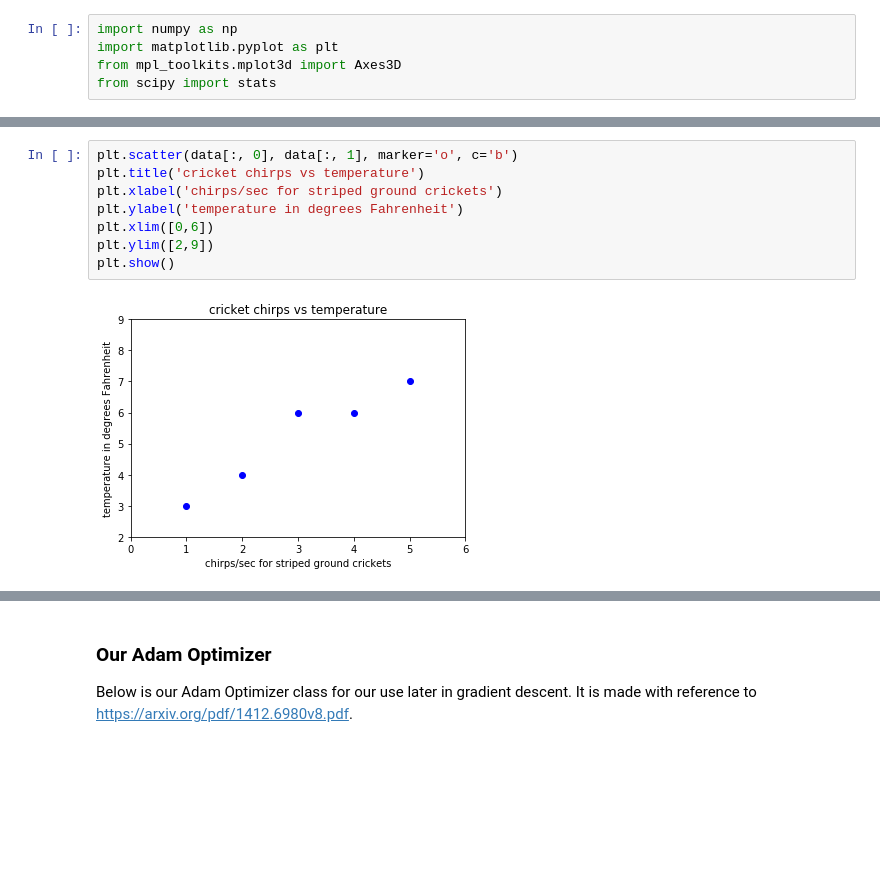
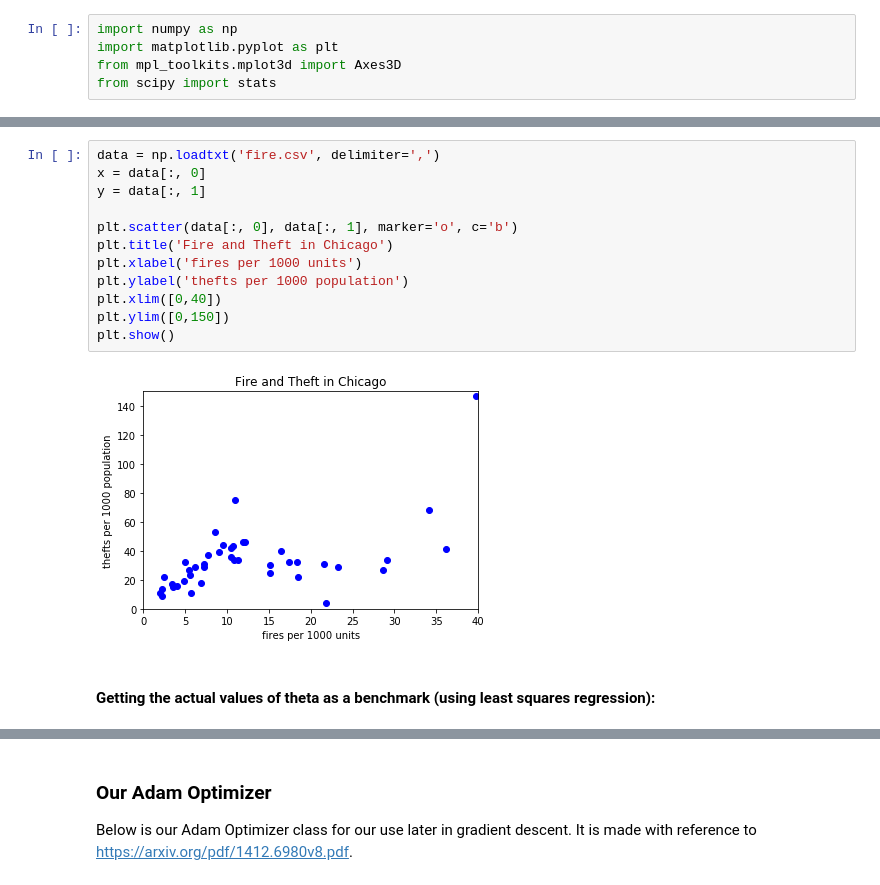
Before and after one commit to jiexunsee/Adam-Optimizer-from-scratch, a Jupyter notebook: ADAM.ipynb, the cells around one changed output, grey strips where cells are left out. Drawn from its saved outputs; the diff is of its cells as text; blank space fills up the shorter version.

```diff
--- a/ADAM.ipynb
+++ b/ADAM.ipynb
@@ -15,10 +9,16 @@ y = data[:, 1]
 # %%
+data = np.loadtxt('fire.csv', delimiter=',')
+x = data[:, 0]
+y = data[:, 1]
+
 plt.scatter(data[:, 0], data[:, 1], marker='o', c='b')
-plt.title('cricket chirps vs temperature')
-plt.xlabel('chirps/sec for striped ground crickets')
-plt.ylabel('temperature in degrees Fahrenheit')
-plt.xlim([0,6])
-plt.ylim([2,9])
+plt.title('Fire and Theft in Chicago')
+plt.xlabel('fires per 1000 units')
+plt.ylabel('thefts per 1000 population')
+plt.xlim([0,40])
+plt.ylim([0,150])
 plt.show()
 # %% [output]
-[figure, old version]
+[figure, new version]
+# %% [markdown]
+#### Getting the actual values of theta as a benchmark (using least squares regression):
```
Also changed, not shown: parts of 22 cells of this notebook, 5 other files.
